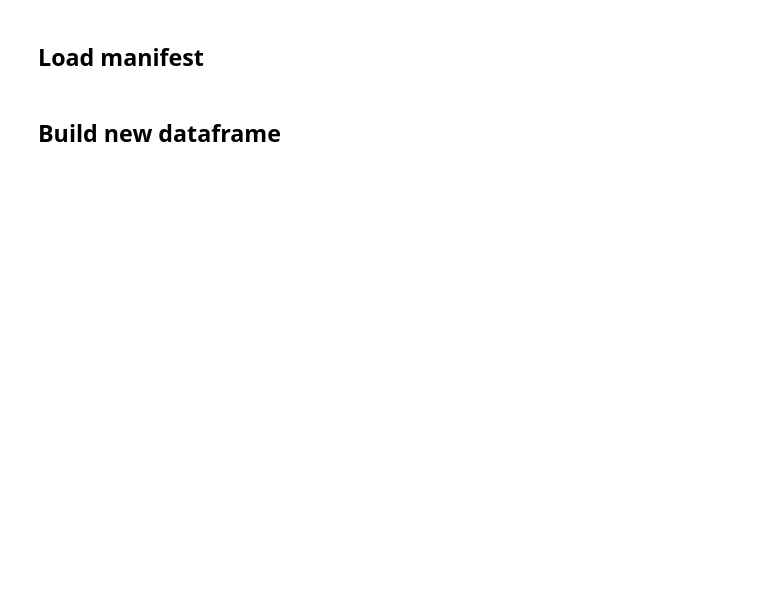
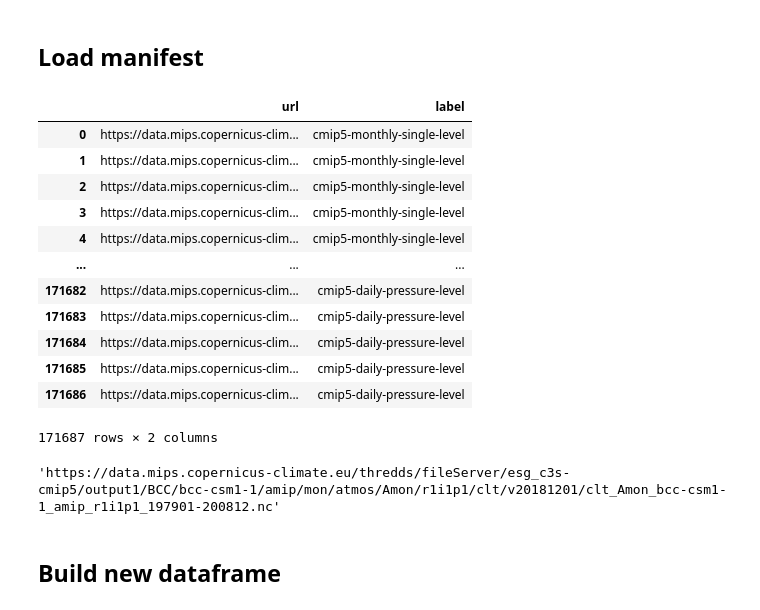
Before and after one commit to cp4cds/c3s_34g_manifests, a Jupyter notebook: notebooks/cmip5_build_intake_catalog.ipynb, the cells around one changed output. Cells and saved outputs as stored; diff of their text form; code cells hidden in the pictures; blank space fills up the shorter version.

```diff
--- a/notebooks/cmip5_build_intake_catalog.ipynb
+++ b/notebooks/cmip5_build_intake_catalog.ipynb
@@ -44,35 +80,51 @@ lookup
 # %%
 df = pd.DataFrame(columns=["url", "label"])
 
-df_m = pd.read_csv("../cmip5/manifest_C3S-34a-Lot1_cmip5-monthly-single-level_http_latest.txt.gz", names=["url"])
+df_m = pd.read_csv("../cmip5/manifest_C3S2_380_CMIP5_monthly_single_level_20230131.txt.gz", names=["url"])
 df_m["label"] = "cmip5-monthly-single-level"
 df = pd.concat([df, df_m], ignore_index=True)
 
 # not in CDS
 #df_m = pd.read_csv("../cmip5/manifest_C3S-34a-Lot1_cmip5-monthly-latitude-depth_http_latest.txt.gz", names=["url"])
 #df_m["label"] = "cmip5-monthly-latitude-depth"
 #df = pd.concat([df, df_m], ignore_index=True)
 
-df_m = pd.read_csv("../cmip5/manifest_C3S-34a-Lot1_cmip5-monthly-pressure-level_http_latest.txt.gz", names=["url"])
+df_m = pd.read_csv("../cmip5/manifest_C3S2_380_CMIP5_monthly_pressure_level_20230131.txt.gz", names=["url"])
 df_m["label"] = "cmip5-monthly-pressure-level"
 df = pd.concat([df, df_m], ignore_index=True)
 
-df_m = pd.read_csv("../cmip5/manifest_C3S-34a-Lot1_cmip5-daily-single-level_http_latest.txt.gz", names=["url"])
+df_m = pd.read_csv("../cmip5/manifest_C3S2_380_CMIP5_daily_single_level_20230131.txt.gz", names=["url"])
 df_m["label"] = "cmip5-daily-single-level"
 df = pd.concat([df, df_m], ignore_index=True)
 
-df_m = pd.read_csv("../cmip5/manifest_C3S-34a-Lot1_cmip5-daily-pressure-level_http_latest.txt.gz", names=["url"])
+df_m = pd.read_csv("../cmip5/manifest_C3S2_380_CMIP5_daily_pressure_level_20230131.txt.gz", names=["url"])
 df_m["label"] = "cmip5-daily-pressure-level"
 df = pd.concat([df, df_m], ignore_index=True)
 
 # not in CDS
 #df_m = pd.read_csv("../cmip5/manifest_C3S-34a-Lot1_cmip5-3hr-single-level_http_latest.txt.gz", names=["url"])
 #df_m["label"] = "cmip5-3hr-single-level"
 #df = pd.concat([df, df_m], ignore_index=True)
 
 df
+# %% [output]
+|  | url | label |
+| 0 | https://data.mips.copernicus-clim... | cmip5-monthly-single-level |
+| 1 | https://data.mips.copernicus-clim... | cmip5-monthly-single-level |
+| 2 | https://data.mips.copernicus-clim... | cmip5-monthly-single-level |
+| 3 | https://data.mips.copernicus-clim... | cmip5-monthly-single-level |
+| 4 | https://data.mips.copernicus-clim... | cmip5-monthly-single-level |
+| ... | ... | ... |
+| 171682 | https://data.mips.copernicus-clim... | cmip5-daily-pressure-level |
+| 171683 | https://data.mips.copernicus-clim... | cmip5-daily-pressure-level |
+| 171684 | https://data.mips.copernicus-clim... | cmip5-daily-pressure-level |
+| 171685 | https://data.mips.copernicus-clim... | cmip5-daily-pressure-level |
+| 171686 | https://data.mips.copernicus-clim... | cmip5-daily-pressure-level |
+171687 rows × 2 columns
 # %%
 df.url[0]
+# %% [output]
+'https://data.mips.copernicus-climate.eu/thredds/fileServer/esg_c3s-cmip5/output1/BCC/bcc-csm1-1/amip/mon/atmos/Amon/r1i1p1/clt/v20181201/clt_Amon_bcc-csm1-1_amip_r1i1p1_197901-200812.nc'
 # %% [markdown]
 ## Build new dataframe
 # %%
```
Also changed, not shown: parts of 20 cells of this notebook.
